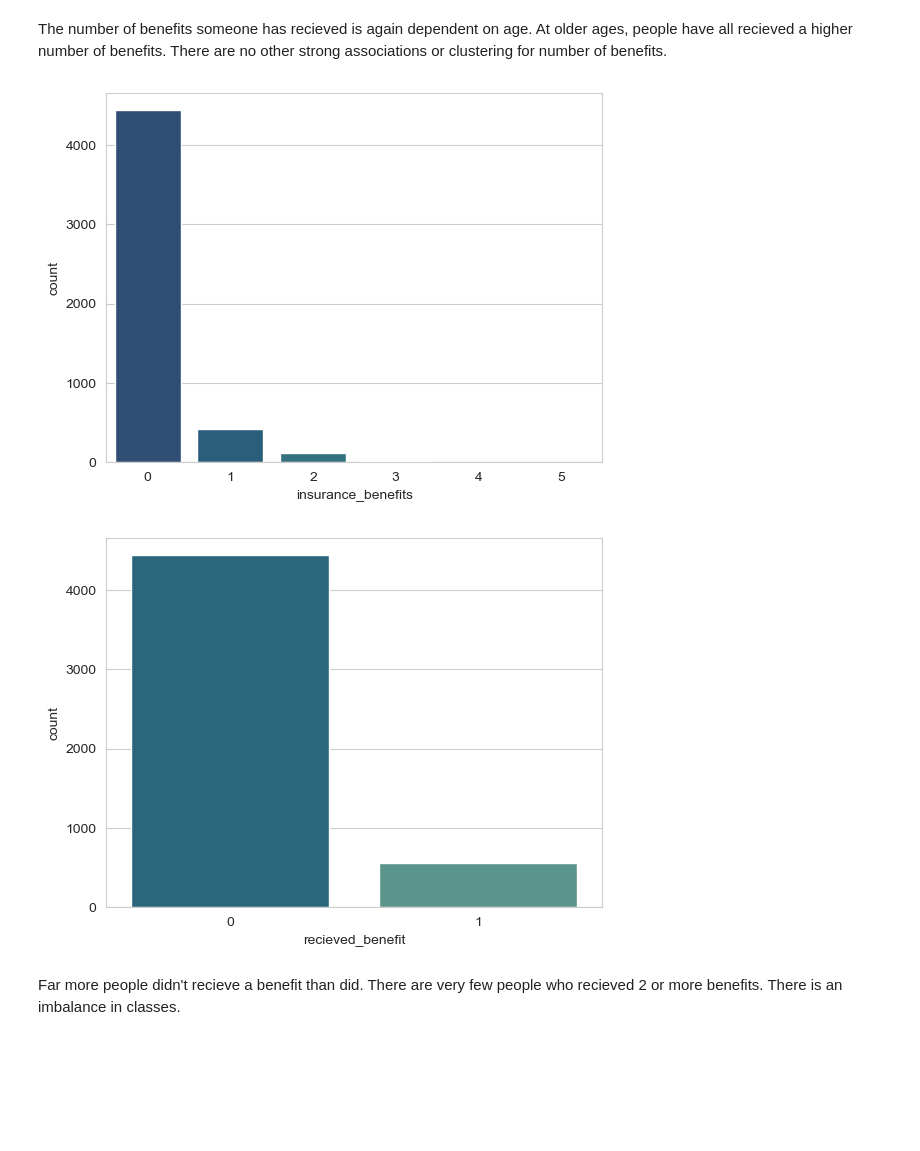
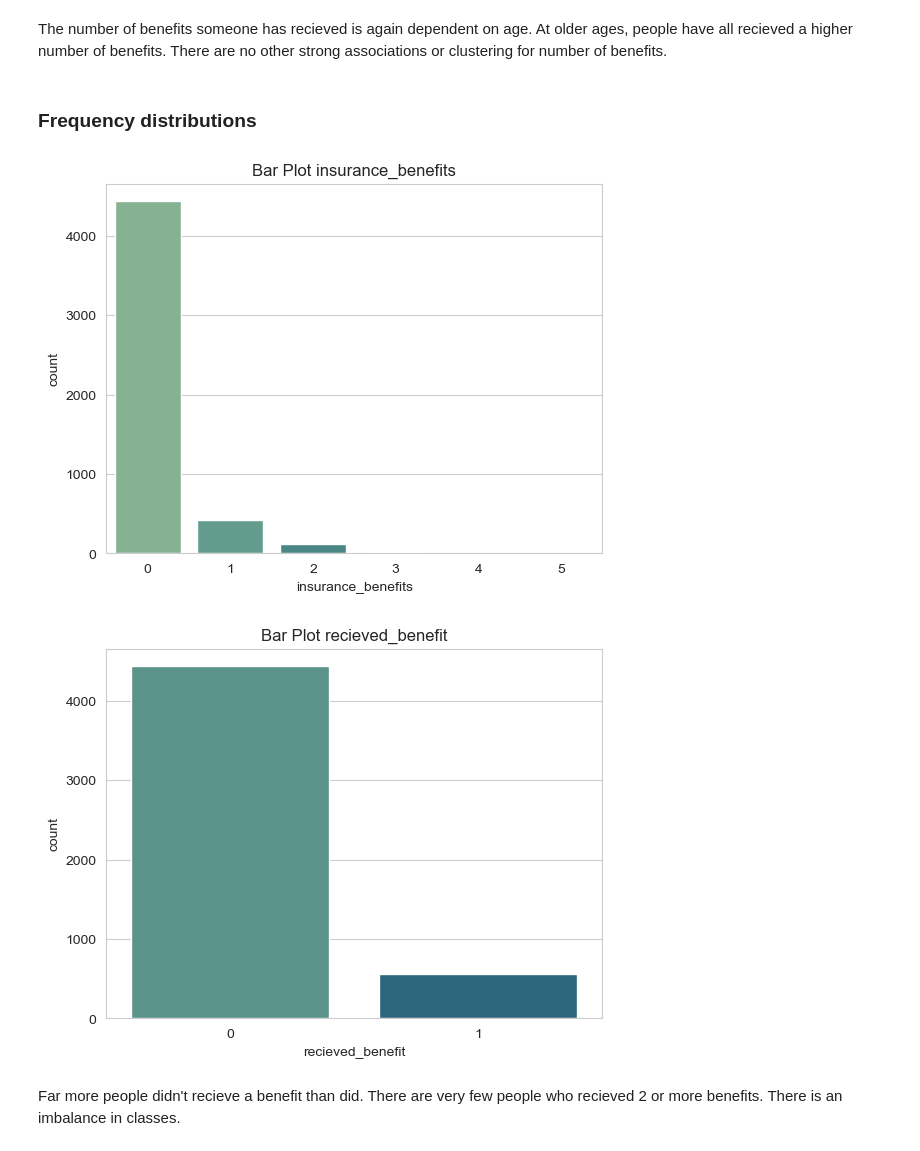
Before and after one commit to kellyshreeve/insurance, a Jupyter notebook: insurance_analysis.ipynb, the cells around one changed output. Saved outputs shown, nothing was run; the diff lists cells and outputs as text; code cells hidden in the pictures; blank space fills up the shorter version.

```diff
--- a/insurance_analysis.ipynb
+++ b/insurance_analysis.ipynb
@@ -202,16 +204,18 @@ Pairs Plot by Number of Benefits:
 [figure]
 # %% [markdown]
 The number of benefits someone has recieved is again dependent on age. At older ages, people have all recieved a higher number of benefits. There are no other strong associations or clustering for number of benefits.
+# %% [markdown]
+### Frequency distributions
 # %%
 # Bar graphs of dependent variables
 columns = ['insurance_benefits', 'recieved_benefit']
 
 for column in columns:
-    sns.countplot(x=insure[column], palette='crest_r')
+    sns.countplot(x=insure[column], palette='crest').set(title=f'Bar Plot {column}')
     plt.show()
 # %% [output]
-[figure, old version]
+[figure, new version]
-[figure, old version]
+[figure, new version]
 # %% [markdown]
 Far more people didn't recieve a benefit than did. There are very few people who recieved 2 or more benefits. There is an imbalance in classes.
 # %%
```
Also changed, not shown: parts of 15 cells of this notebook.
